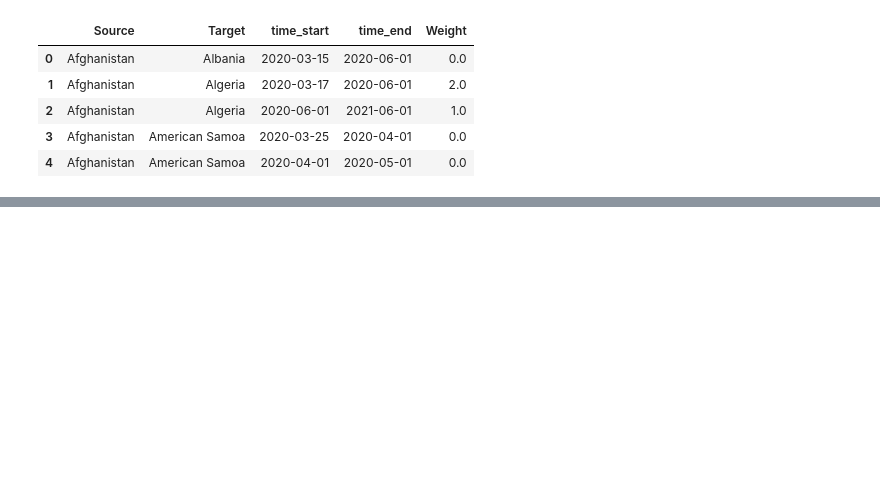
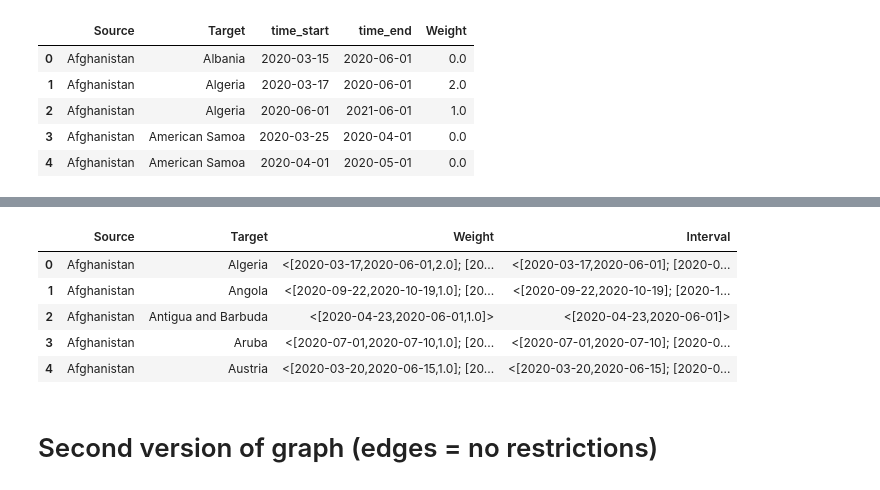
Before and after one commit to GiovaniValdrighi/covid-travels-network, a Jupyter notebook: preprocessing.ipynb, the cells around one changed output, grey strips where cells are left out. Saved outputs shown, nothing was run; the diff lists cells and outputs as text; code cells hidden in the pictures; blank space fills up the shorter version.

```diff
--- a/preprocessing.ipynb
+++ b/preprocessing.ipynb
@@ -346,0 +380,25 @@ final_edge_list.to_csv('data/edges_gephi.csv',index=False)
+# %%
+# parse the data to the string type of gephi
+def gephi_dates(x):
+    string = '<'
+    for i in range(len(x)):
+        if len(x[i]) == 2:
+            string += '[' + x[i][0] + ',' + x[i][1] + ']'
+        else:
+            string += '[' + x[i][0] + ',' + x[i][1] + ',' + str(x[i][2]) + ']'
+        if i != len(x)-1:
+            string += '; '
+        else:
+            string += '>'
+    return string
+
+edges_rest_gephi['Weight'] = edges_rest_gephi['Weight'].apply(lambda x: gephi_dates(x))
+edges_rest_gephi['Interval'] = edges_rest_gephi['Interval'].apply(lambda x: gephi_dates(x))
+edges_rest_gephi.head()
+# %% [output]
+|  | Source | Target | Weight | Interval |
+| 0 | Afghanistan | Algeria | <[2020-03-17,2020-06-01,2.0]; [20... | <[2020-03-17,2020-06-01]; [2020-0... |
+| 1 | Afghanistan | Angola | <[2020-09-22,2020-10-19,1.0]; [20... | <[2020-09-22,2020-10-19]; [2020-1... |
+| 2 | Afghanistan | Antigua and Barbuda | <[2020-04-23,2020-06-01,1.0]> | <[2020-04-23,2020-06-01]> |
+| 3 | Afghanistan | Aruba | <[2020-07-01,2020-07-10,1.0]; [20... | <[2020-07-01,2020-07-10]; [2020-0... |
+| 4 | Afghanistan | Austria | <[2020-03-20,2020-06-15,1.0]; [20... | <[2020-03-20,2020-06-15]; [2020-0... |
@@ -346,0 +408,2 @@ final_edge_list.to_csv('data/edges_gephi.csv',index=False)
+# %% [markdown]
+# Second version of graph (edges = no restrictions)
```
Also changed, not shown: parts of 16 cells of this notebook.
